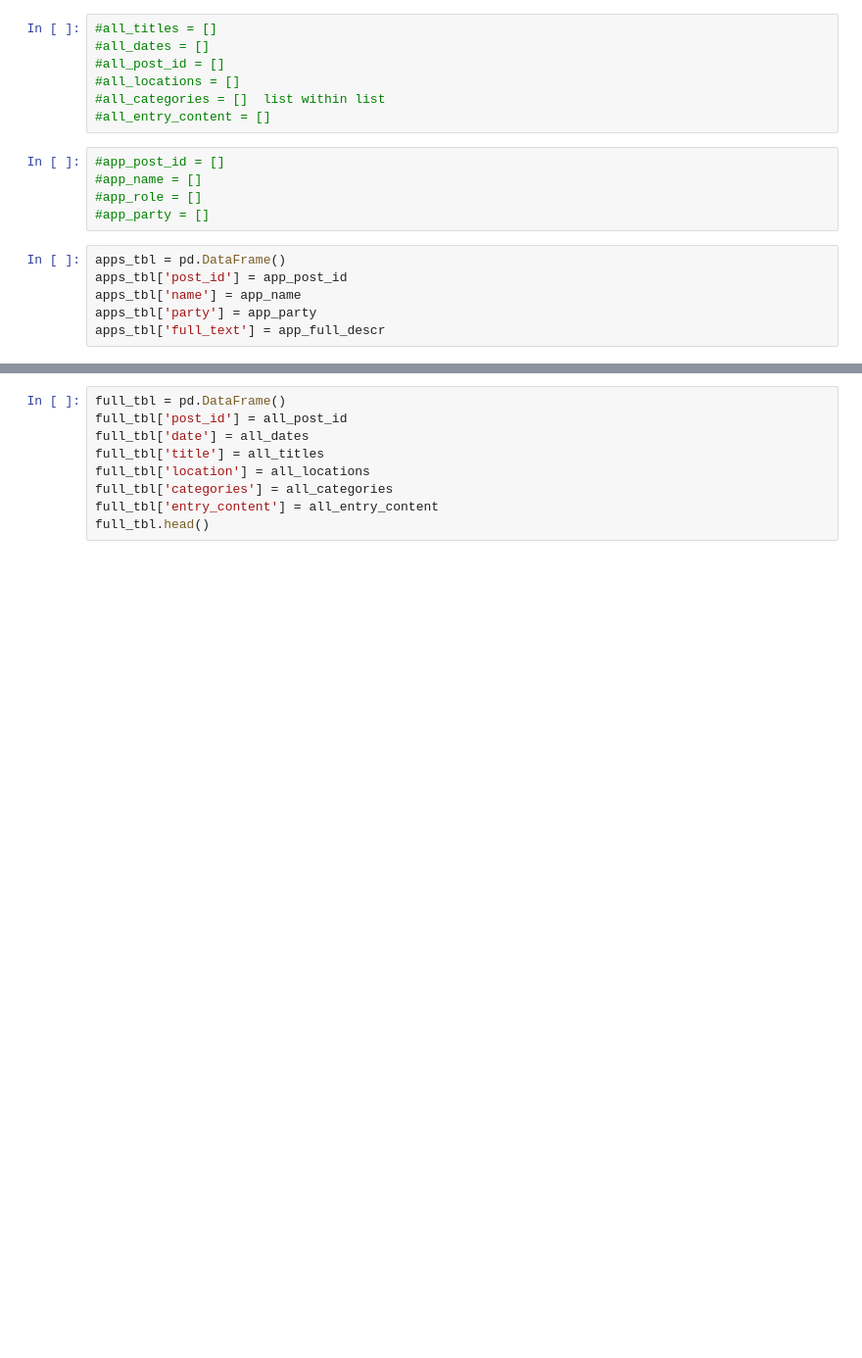
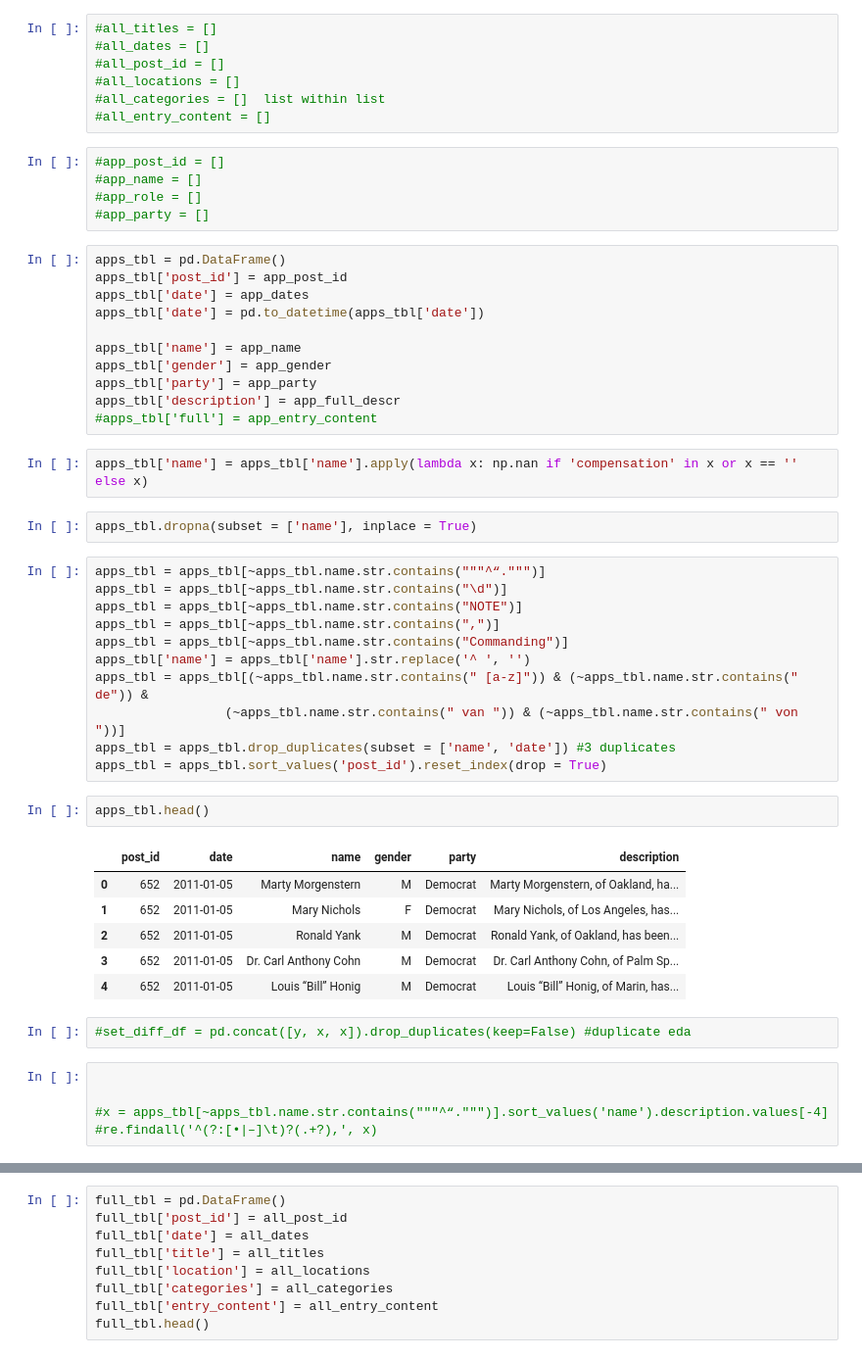
Before and after one commit to zanekuser/CA_Gov_Press_Releases, a Jupyter notebook: Parser.ipynb, the cells around one changed output, grey strips where cells are left out. Shown at 98% size. Cells and saved outputs as stored; diff of their text form; blank space fills up the shorter version.

```diff
--- a/Parser.ipynb
+++ b/Parser.ipynb
@@ -110,6 +137,42 @@ if len(bill_split_veto) == 2:
 # %%
 apps_tbl = pd.DataFrame()
 apps_tbl['post_id'] = app_post_id
+apps_tbl['date'] = app_dates
+apps_tbl['date'] = pd.to_datetime(apps_tbl['date'])
+
 apps_tbl['name'] = app_name
+apps_tbl['gender'] = app_gender
 apps_tbl['party'] = app_party
-apps_tbl['full_text'] = app_full_descr
+apps_tbl['description'] = app_full_descr
+#apps_tbl['full'] = app_entry_content
+# %%
+apps_tbl['name'] = apps_tbl['name'].apply(lambda x: np.nan if 'compensation' in x or x == '' else x)
+# %%
+apps_tbl.dropna(subset = ['name'], inplace = True)
+# %%
+apps_tbl = apps_tbl[~apps_tbl.name.str.contains("""^“.""")]
+apps_tbl = apps_tbl[~apps_tbl.name.str.contains("\d")]
+apps_tbl = apps_tbl[~apps_tbl.name.str.contains("NOTE")]
+apps_tbl = apps_tbl[~apps_tbl.name.str.contains(",")]
+apps_tbl = apps_tbl[~apps_tbl.name.str.contains("Commanding")]
+apps_tbl['name'] = apps_tbl['name'].str.replace('^ ', '')
+apps_tbl = apps_tbl[(~apps_tbl.name.str.contains(" [a-z]")) & (~apps_tbl.name.str.contains(" de")) &
+                 (~apps_tbl.name.str.contains(" van ")) & (~apps_tbl.name.str.contains(" von "))]
+apps_tbl = apps_tbl.drop_duplicates(subset = ['name', 'date']) #3 duplicates
+apps_tbl = apps_tbl.sort_values('post_id').reset_index(drop = True)
+# %%
+apps_tbl.head()
+# %% [output]
+|  | post_id | date | name | gender | party | description |
+| 0 | 652 | 2011-01-05 | Marty Morgenstern | M | Democrat | Marty Morgenstern, of Oakland, ha... |
+| 1 | 652 | 2011-01-05 | Mary Nichols | F | Democrat | Mary Nichols, of Los Angeles, has... |
+| 2 | 652 | 2011-01-05 | Ronald Yank | M | Democrat | Ronald Yank, of Oakland, has been... |
+| 3 | 652 | 2011-01-05 | Dr. Carl Anthony Cohn | M | Democrat | Dr. Carl Anthony Cohn, of Palm Sp... |
+| 4 | 652 | 2011-01-05 | Louis “Bill” Honig | M | Democrat | Louis “Bill” Honig, of Marin, has... |
+# %%
+#set_diff_df = pd.concat([y, x, x]).drop_duplicates(keep=False) #duplicate eda
+# %%
+
+
+#x = apps_tbl[~apps_tbl.name.str.contains("""^“.""")].sort_values('name').description.values[-4]
+#re.findall('^(?:[•|–]\t)?(.+?),', x)
```
Also changed, not shown: parts of 42 cells of this notebook.
